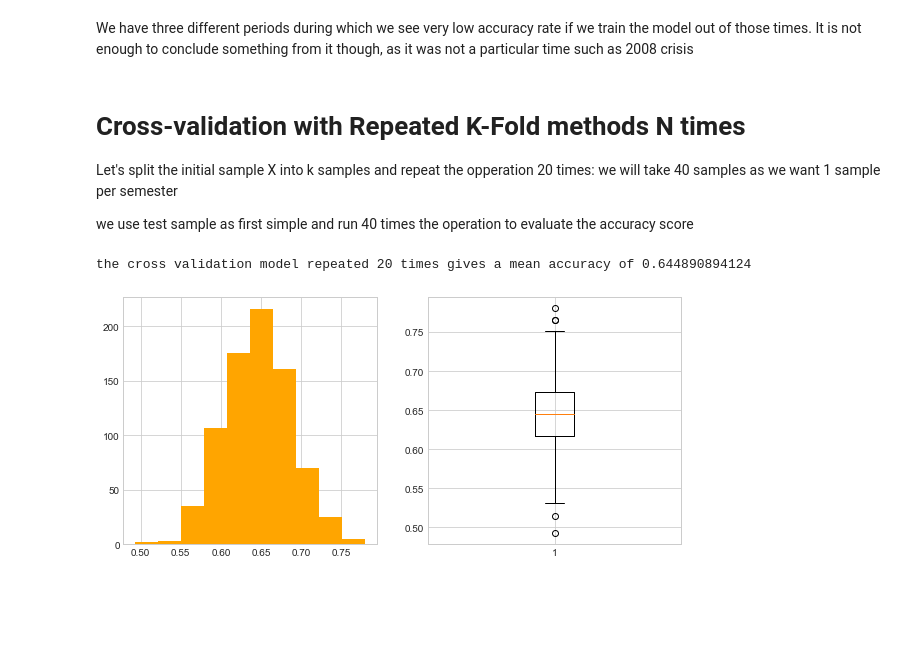
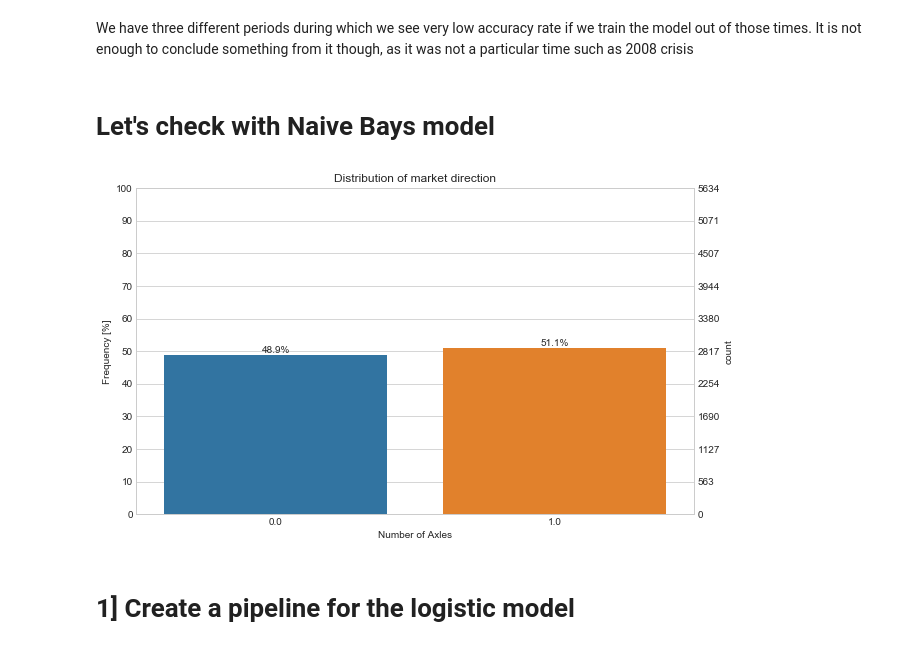
Before and after one commit to quidba7/Predict-brent-crude-oil-direction, a Jupyter notebook: Predict_brent.ipynb, the cells around one changed output. Drawn from its saved outputs; the diff is of its cells as text; code cells hidden in the pictures; blank space fills up the shorter version.

Commit message:
compare with other models naibe bays, GDA, and SVM

```diff
--- a/Predict_brent.ipynb
+++ b/Predict_brent.ipynb
@@ -608,9 +608,3 @@ for i in range(len(df)):
 # %% [markdown]
 We have three different periods during which we see very low accuracy rate if we train the model out of those times.
 It is not enough to conclude something from it though, as it was not a particular time such as 2008 crisis
-# %% [markdown]
-# Cross-validation with Repeated K-Fold methods N times
-
-Let's split the initial sample X into k samples and repeat the opperation 20 times: we will take 40 samples as we want 1 sample per semester
-
-we use test sample as first simple and run 40 times the operation to evaluate the accuracy score
@@ -648,13 +611,55 @@ for train, test in rkf.split(rets):
-# %%
-print "the cross validation model repeated 20 times gives a mean accuracy of %s" %np.array(dtempNtimes).mean()
-
-fig, ax = plt.subplots(1,2,figsize=(10, 10))
-
-ax1 = plt.subplot(221)
-plt.hist(dtempNtimes,color='orange');
-
-ax2 = plt.subplot(222)
-plt.boxplot(dtempNtimes);
-# %% [output]
-the cross validation model repeated 20 times gives a mean accuracy of 0.644890894124
-[figure, removed]
+# %% [markdown]
+# Let's check with Naive Bays model
+# %%
+import matplotlib
+
+DataFrame(rets)
+
+def distri(dire):
+    plt.figure(figsize=(10,6))
+
+    ax = sns.countplot(dire)
+
+    ncount = len(dire)
+
+    plt.title('Distribution of market direction')
+    plt.xlabel('Number of Axles')
+
+    # Make twin axis
+    ax2=ax.twinx()
+
+    # Switch so count axis is on right, frequency on left
+    ax2.yaxis.tick_left()
+    ax.yaxis.tick_right()
+
+    # Also switch the labels over
+    ax.yaxis.set_label_position('right')
+    ax2.yaxis.set_label_position('left')
+
+    ax2.set_ylabel('Frequency [%]')
+
+    for p in ax.patches:
+        x=p.get_bbox().get_points()[:,0]
+        y=p.get_bbox().get_points()[1,1]
+        ax.annotate('{:.1f}%'.format(100.*y/ncount), (x.mean(), y),
+                ha='center', va='bottom') # set the alignment of the text
+
+    # Use a LinearLocator to ensure the correct number of ticks
+    ax.yaxis.set_major_locator(matplotlib.ticker.LinearLocator(11))
+
+    # Fix the frequency range to 0-100
+    ax2.set_ylim(0,100)
+    ax.set_ylim(0,ncount)
+
+    # And use a MultipleLocator to ensure a tick spacing of 10
+    ax2.yaxis.set_major_locator(matplotlib.ticker.MultipleLocator(10))
+
+    # Need to turn the grid on ax2 off, otherwise the gridlines end up on top of the bars
+    ax2.grid(None)
+
+
+distri(dire)
+# %% [output]
+[figure, added]
+# %% [markdown]
+# 1] Create a pipeline for the logistic model
```
Also changed, not shown: parts of 46 cells of this notebook.
